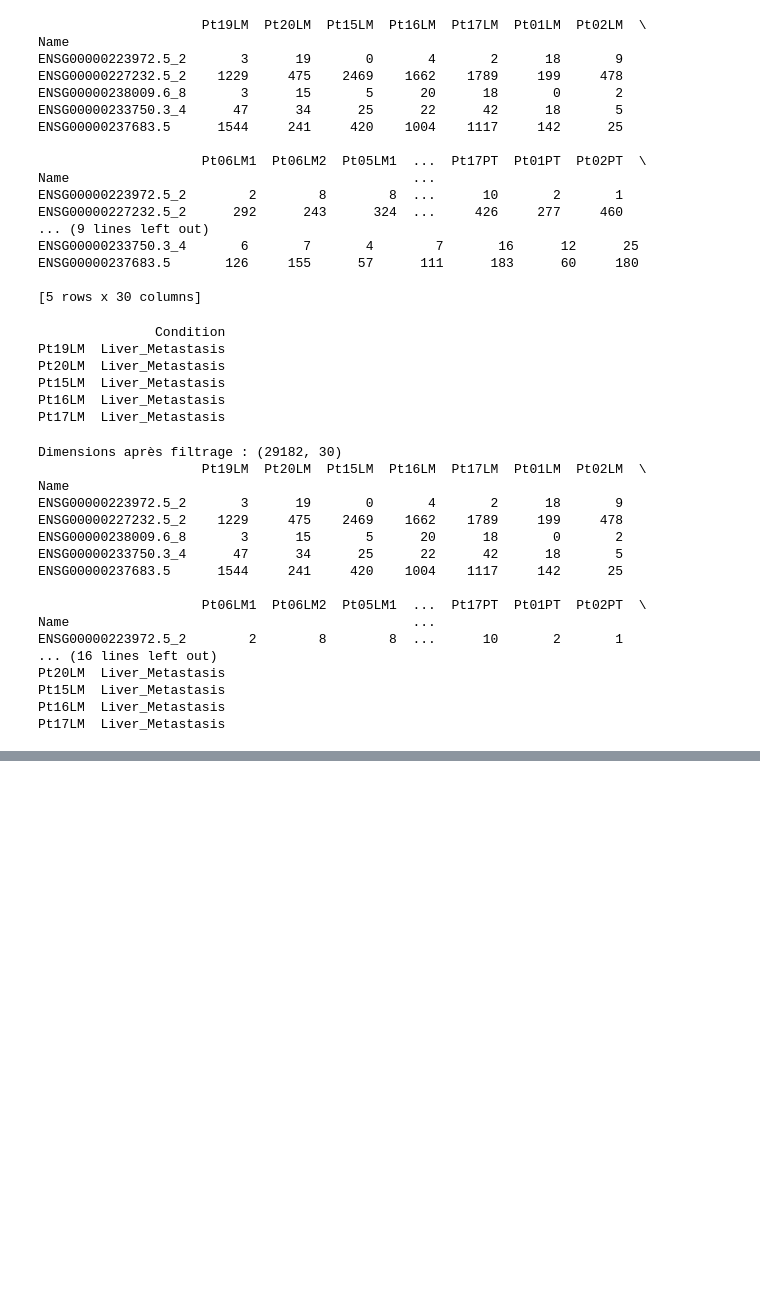
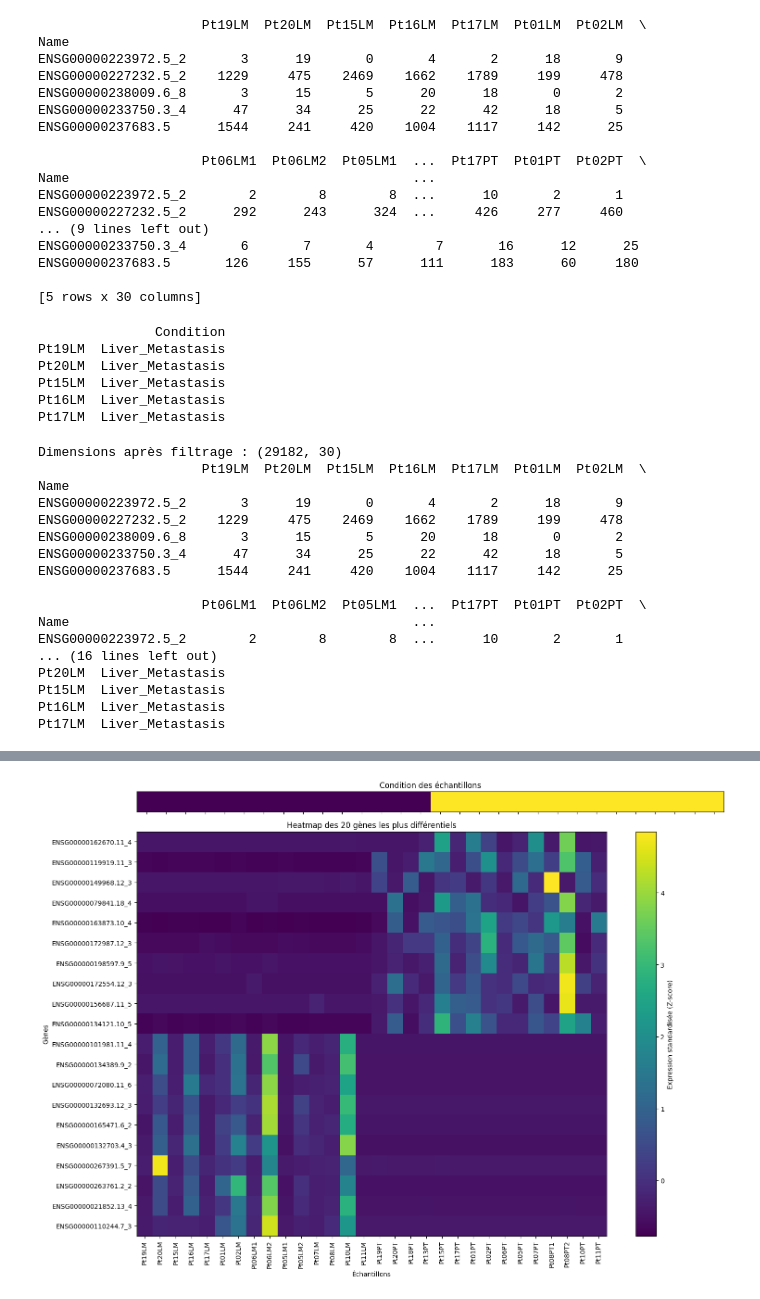
Before and after one commit to elmoukhtarmhaimid24-blip/stage-bioinfo-rnaseq, a Jupyter notebook: notebooks/02_GEO_Dataset_Preparation.ipynb, the cells around one changed output, grey strips where cells are left out. Saved outputs shown, nothing was run; the diff lists cells and outputs as text; code cells hidden in the pictures; blank space fills up the shorter version.

```diff
--- a/notebooks/02_GEO_Dataset_Preparation.ipynb
+++ b/notebooks/02_GEO_Dataset_Preparation.ipynb
@@ -693,0 +1278,62 @@ Pt17LM  Liver_Metastasis
+# %%
+import matplotlib.pyplot as plt
+import numpy as np
+
+# Récupérer les conditions dans le même ordre que les échantillons
+conditions = metadata.loc[heatmap_scaled.index, "Condition"]
+
+# Transformer les conditions en valeurs numériques
+condition_values = conditions.map({
+    "Liver_Metastasis": 0,
+    "Primary_Tumor": 1
+}).values
+
+fig, (ax_condition, ax_heatmap) = plt.subplots(
+    2, 1,
+    figsize=(15, 11),
+    gridspec_kw={"height_ratios": [0.5, 10]},
+    sharex=True
+)
+
+# Annotation des groupes
+ax_condition.imshow(
+    condition_values.reshape(1, -1),
+    aspect="auto",
+    interpolation="nearest"
+)
+
+ax_condition.set_yticks([])
+ax_condition.set_title("Condition des échantillons")
+
+ax_condition.set_xticks([])
+
+# Heatmap
+im = ax_heatmap.imshow(
+    heatmap_scaled.T,
+    aspect="auto",
+    interpolation="nearest"
+)
+
+ax_heatmap.set_yticks(range(len(heatmap_scaled.columns)))
+ax_heatmap.set_yticklabels(heatmap_scaled.columns)
+
+ax_heatmap.set_xticks(range(len(heatmap_scaled.index)))
+ax_heatmap.set_xticklabels(
+    heatmap_scaled.index,
+    rotation=90
+)
+
+ax_heatmap.set_xlabel("Échantillons")
+ax_heatmap.set_ylabel("Gènes")
+ax_heatmap.set_title("Heatmap des 20 gènes les plus différentiels")
+
+fig.colorbar(
+    im,
+    ax=ax_heatmap,
+    label="Expression standardisée (Z-score)"
+)
+
+plt.tight_layout()
+plt.show()
+# %% [output]
+[figure, added]
```
Also changed, not shown: parts of 43 cells of this notebook, 6 other files.
